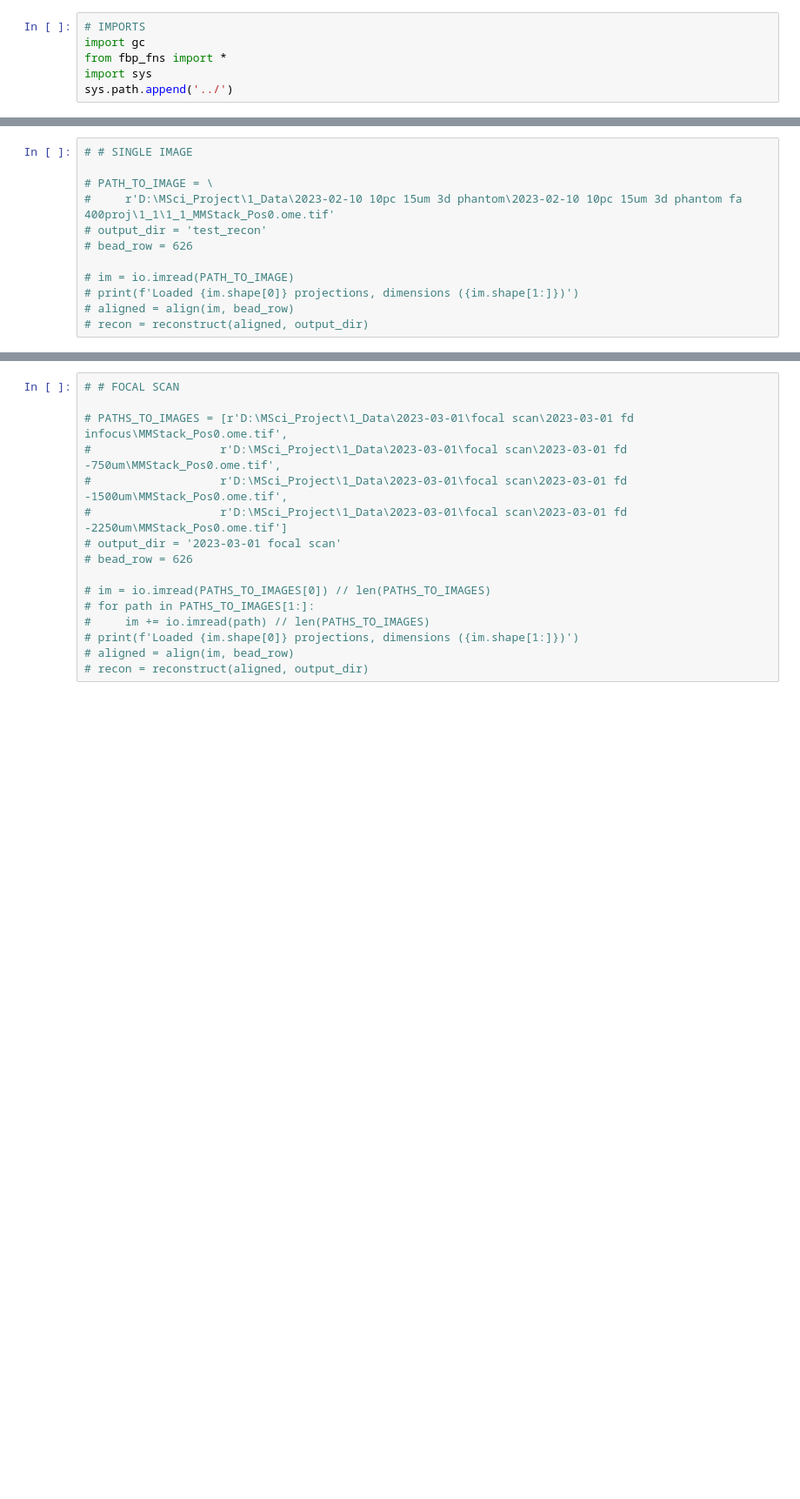
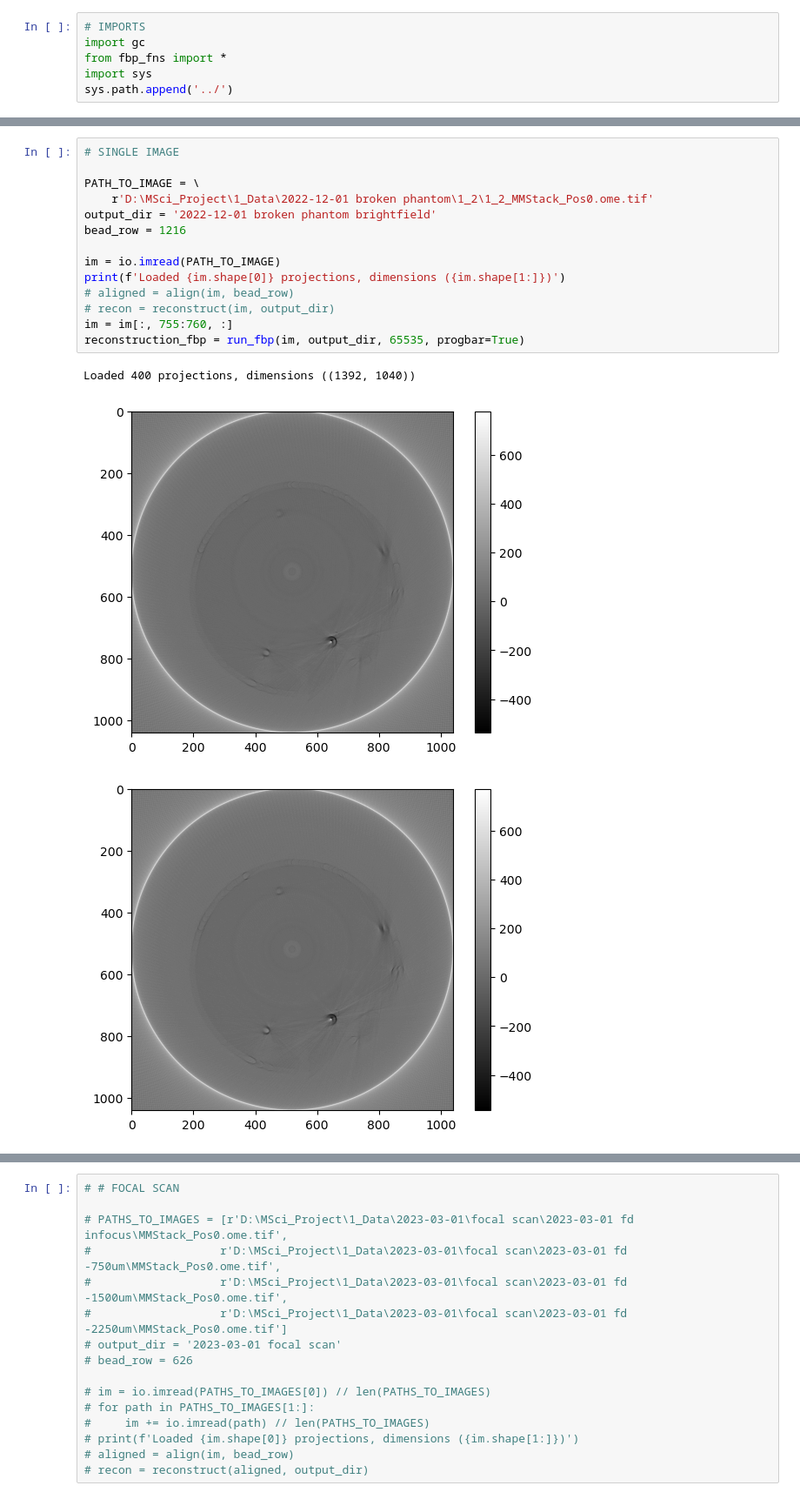
Before and after one commit to kwokkenton/optea, a Jupyter notebook: reconstruction/astra v2.ipynb, the cells around one changed output, grey strips where cells are left out. Shown at 87% size. Cells and saved outputs as stored; diff of their text form; blank space fills up the shorter version.

Commit message:
update recon and led circle

```diff
--- a/reconstruction/astra v2.ipynb
+++ b/reconstruction/astra v2.ipynb
@@ -16,12 +20,18 @@ _ = gc.collect()
 # %%
-# # SINGLE IMAGE
+# SINGLE IMAGE
 
-# PATH_TO_IMAGE = \
-#     r'D:\MSci_Project\1_Data\2023-02-10 10pc 15um 3d phantom\2023-02-10 10pc 15um 3d phantom fa 400proj\1_1\1_1_MMStack_Pos0.ome.tif'
-# output_dir = 'test_recon'
-# bead_row = 626
+PATH_TO_IMAGE = \
+    r'D:\MSci_Project\1_Data\2022-12-01 broken phantom\1_2\1_2_MMStack_Pos0.ome.tif'
+output_dir = '2022-12-01 broken phantom brightfield'
+bead_row = 1216
 
-# im = io.imread(PATH_TO_IMAGE)
-# print(f'Loaded {im.shape[0]} projections, dimensions ({im.shape[1:]})')
+im = io.imread(PATH_TO_IMAGE)
+print(f'Loaded {im.shape[0]} projections, dimensions ({im.shape[1:]})')
 # aligned = align(im, bead_row)
-# recon = reconstruct(aligned, output_dir)
+# recon = reconstruct(im, output_dir)
+im = im[:, 755:760, :]
+reconstruction_fbp = run_fbp(im, output_dir, 65535, progbar=True)
+# %% [output]
+Loaded 400 projections, dimensions ((1392, 1040))
+[figure, added]
+[figure, added]
```
Also changed, not shown: parts of 3 cells of this notebook, 2 other files.
